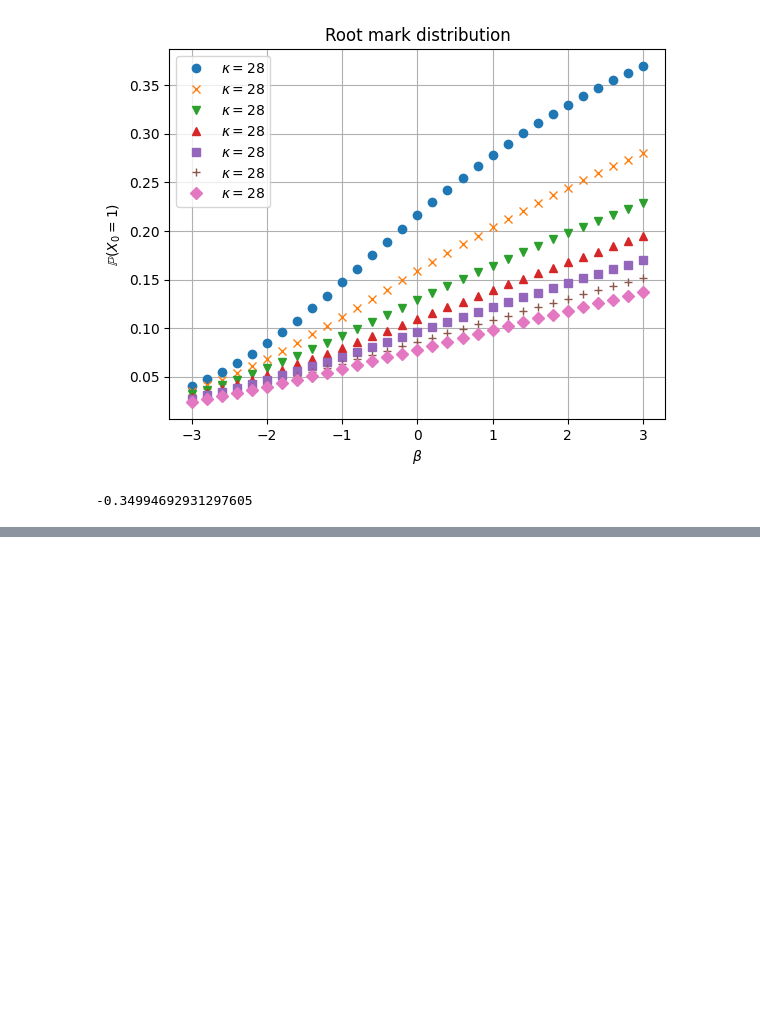
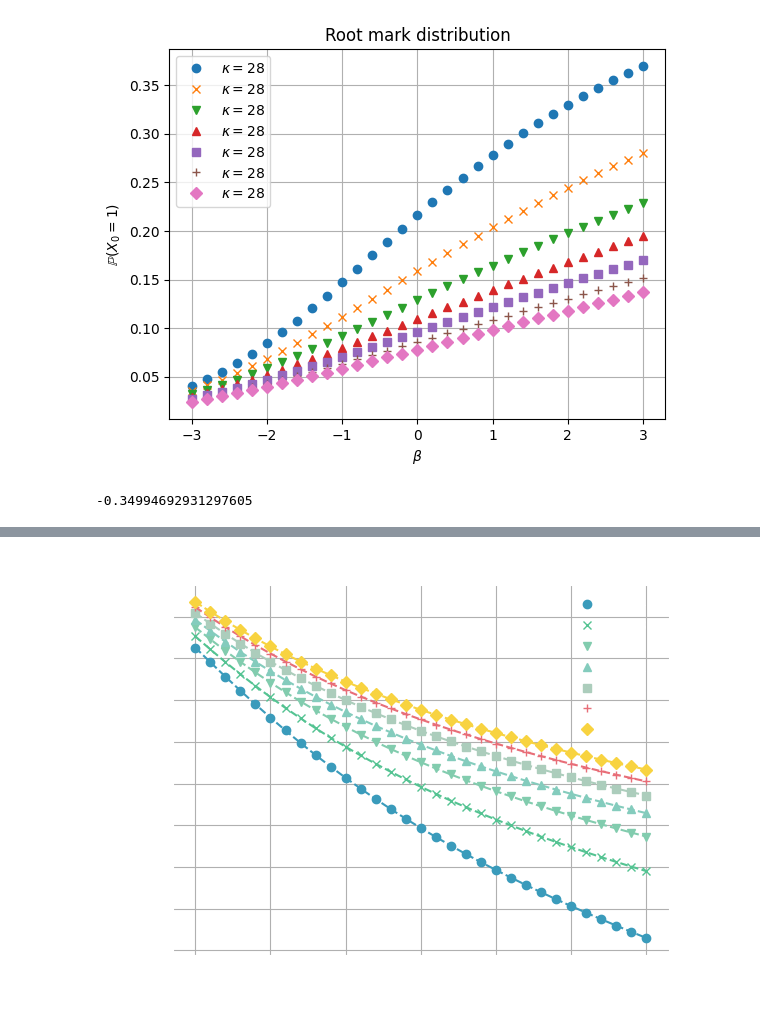
Before and after one commit to YizhongHu/statistical_mechanics_on_graphs, a Jupyter notebook: src/hardcore_ising.ipynb, the cells around one changed output, grey strips where cells are left out. Drawn from its saved outputs; the diff is of its cells as text; code cells hidden in the pictures; blank space fills up the shorter version.

Commit message:
poster

```diff
--- a/src/hardcore_ising.ipynb
+++ b/src/hardcore_ising.ipynb
@@ -420,0 +421,26 @@ plt.savefig('../img/HA_Ising/h_value.png')
+# %%
+colormap = mpl.colormaps['Accent']
+colors = ['#3a9bbb', '#54c392', '#82ccae', '#84ccbd', '#accdbc', '#e86e78', '#f8d340']
+ax = plt.subplot(111)
+ax.spines['bottom'].set_color('#ffffff')
+ax.spines['top'].set_color('#ffffff')
+ax.spines['right'].set_color('#ffffff')
+ax.spines['left'].set_color('#ffffff')
+ax.tick_params(axis='x', colors='w', which='both')
+ax.tick_params(axis='y', colors='w', which='both')
+ax.yaxis.label.set_color('w')
+ax.xaxis.label.set_color('w')
+ax.title.set_color('w')
+for probabilities, m, kappa, color in zip(res, markers, kappas, colors):
+    plt.plot(betas, np.log((1 - 2 * probabilities) / probabilities), m, color=color, label=f'$\kappa={kappa}$')
+    plt.plot(betas, [solve_h(kappa, beta) for beta in betas], '--', color=color)
+plt.title('Hardcore Model Cavity Field Prediction')
+plt.xlabel('$\\beta$')
+plt.ylabel('$h(\\beta, \\kappa)$')
+plt.grid(True)
+l = plt.legend(fancybox=True, framealpha=0)
+for text in l.get_texts():
+    text.set_color("w")
+plt.savefig('../img/HA_Ising/h_value_poster.svg', transparent=True, format='svg')
+# %% [output]
+[figure, added]
```
Also changed, not shown: parts of 1 cell of this notebook, 6 other files.
